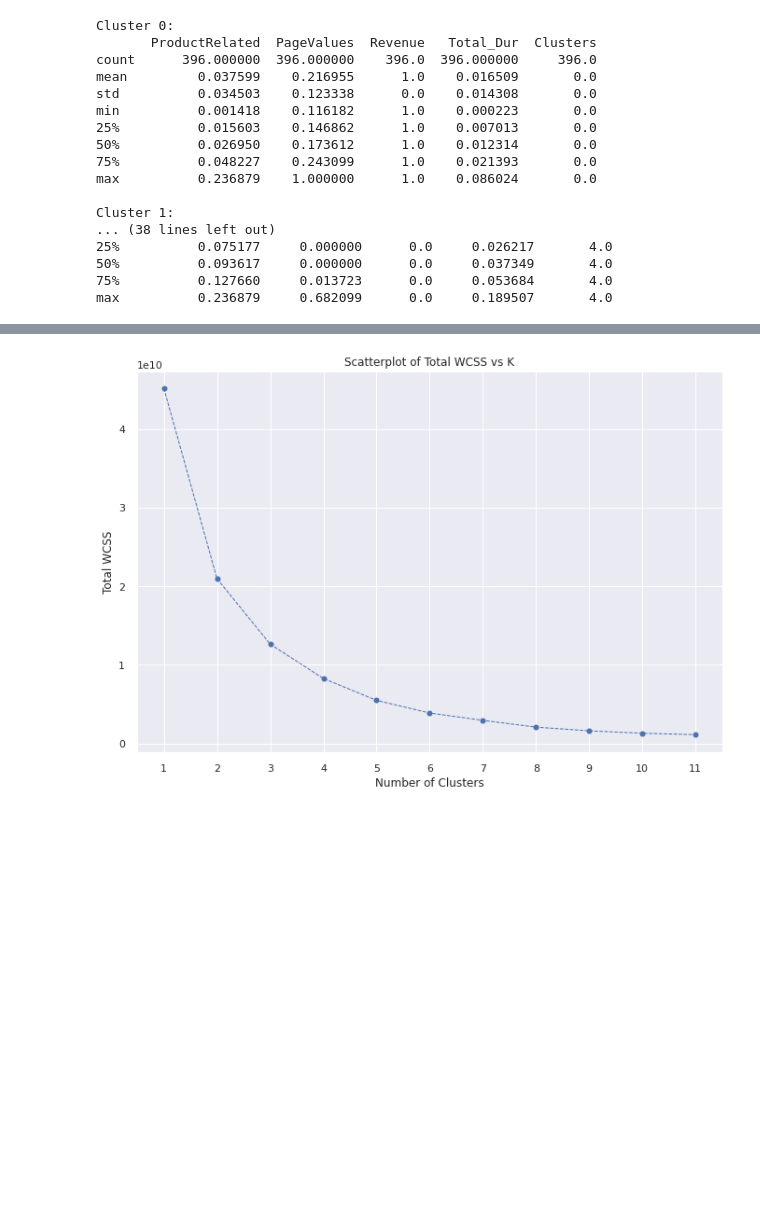
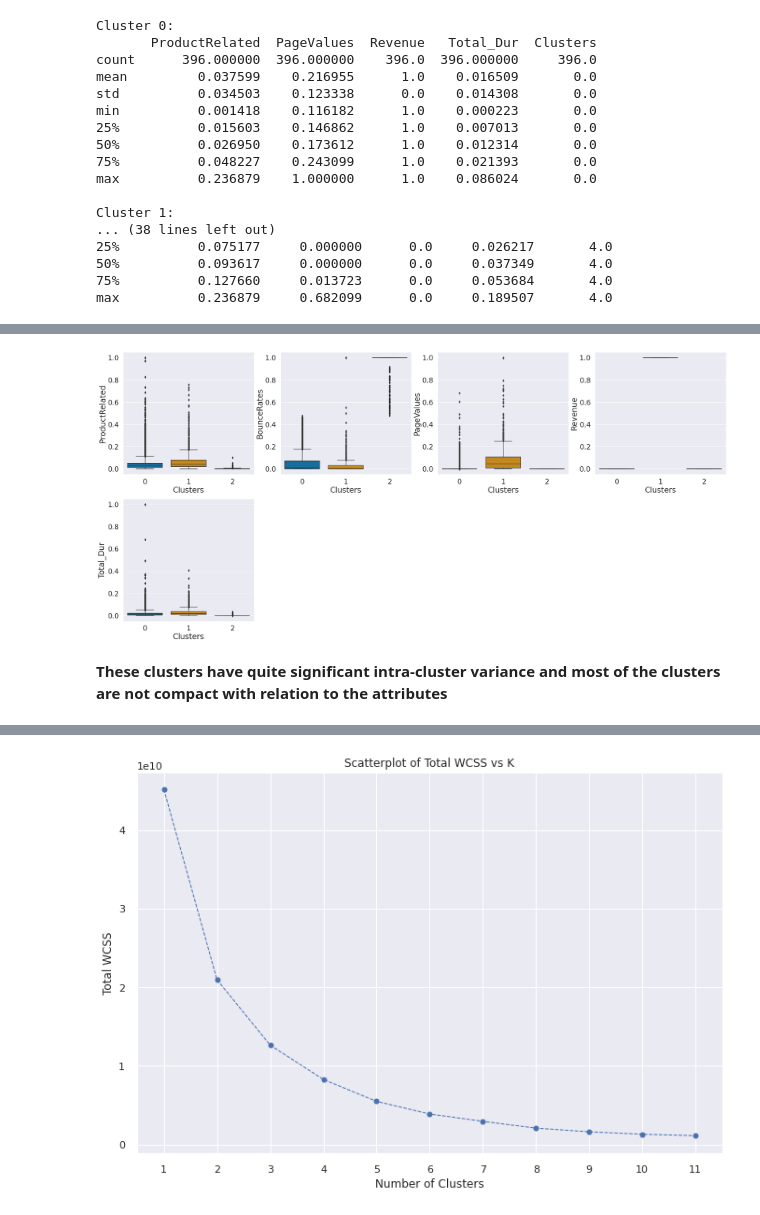
Before and after one commit to gracecms/dsa3101, a Jupyter notebook: notebooks/02_k_means_clustering.ipynb, the cells around one changed output, grey strips where cells are left out. Saved outputs shown, nothing was run; the diff lists cells and outputs as text; code cells hidden in the pictures; blank space fills up the shorter version.

```diff
--- a/notebooks/02_k_means_clustering.ipynb
+++ b/notebooks/02_k_means_clustering.ipynb
@@ -286,0 +414,27 @@ Converting input from bool to <class 'numpy.uint8'> for compatibility.
+# %%
+#Plot boxplots of each feature after attaching cluster label in each row
+#Input: df with labels, Output: plt graphs
+def plot_boxplots(data_with_label):
+  plt.figure(figsize=(30,30))
+  sns.set(font_scale = 2)
+  for i in range(len(data_with_label.columns)-1):
+    plt.subplot(4,4,i+1)
+    sns.boxplot(y=data_with_label.columns[i], x='Clusters', data=data_with_label, palette="colorblind")
+# %%
+kmeans3 = KMeans(init="random",n_clusters =3 , random_state = 42)
+kmeans3.fit(df)
+clustergroups3 = kmeans3.labels_ #The cluster number for each row
+# %%
+Clustercenters3 = pd.DataFrame(kmeans3.cluster_centers_) #Dataframe of cluster centers
+Clustercenters3.rename(columns={0: "ProductRelated", 1: "PageValues", 2: "Revenue", 3: "Total_Dur"},inplace=True)
+Clustercenters3.index.name = "Clusters"
+Clustercenters3
+
+model3 = kmeans_label(df, 3) #Attach kmeans_labels to our data
+model3.head()
+
+plot_boxplots(model3)
+# %% [output]
+[figure, added]
+# %% [markdown]
+**These clusters have quite significant intra-cluster variance and most of the clusters are not compact with relation to the attributes**
```
Also changed, not shown: parts of 26 cells of this notebook.
